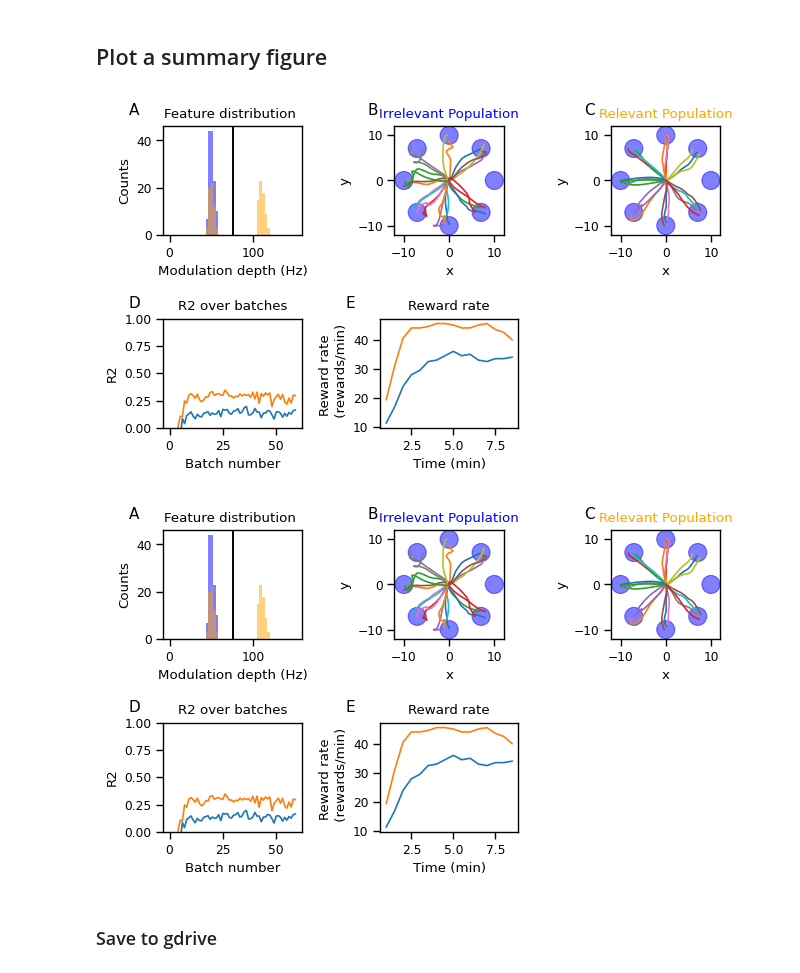
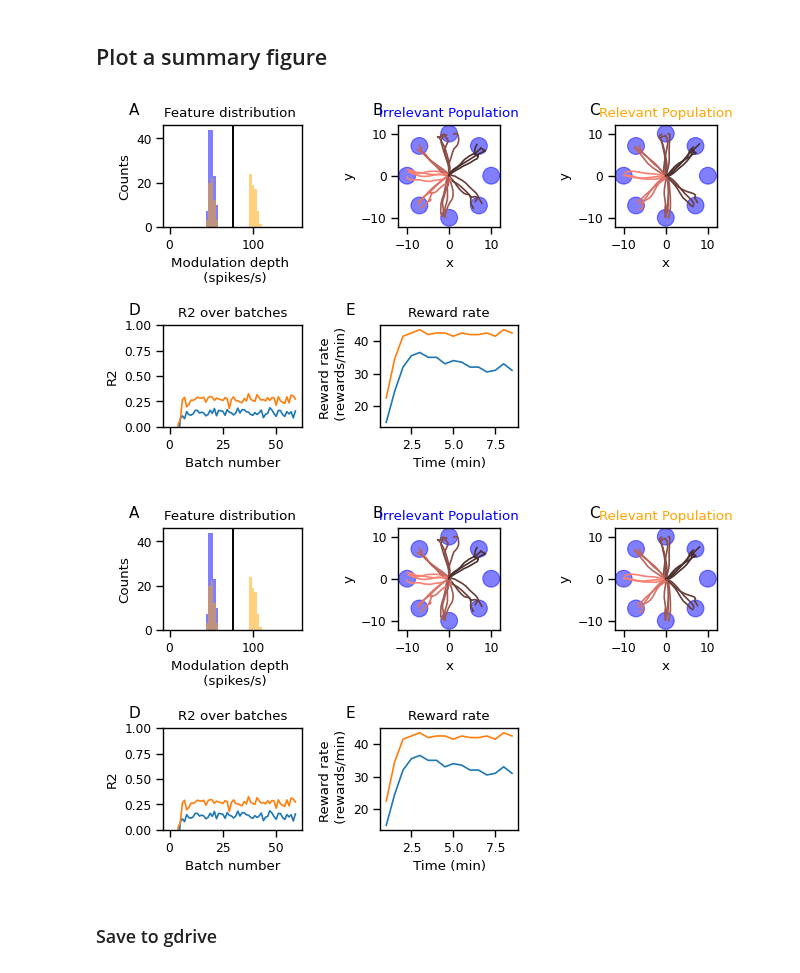
Before and after one commit to sijia66/adaptive_feature_selection, a Jupyter notebook: figure2_simulation_setup/231101_afs_figure2_full_feature_selection.ipynb, the cells around one changed output. Cells and saved outputs as stored; diff of their text form; code cells hidden in the pictures.

Commit message:
fixed the mod depth issues

```diff
--- a/figure2_simulation_setup/231101_afs_figure2_full_feature_selection.ipynb
+++ b/figure2_simulation_setup/231101_afs_figure2_full_feature_selection.ipynb
@@ -56,7 +56,7 @@ mean_second_peak = 100
 std_of_peaks = 3
 
 norm_var_2 = [mean_first_peak, mean_second_peak]
-mean_second_peaks = [50, 110]
+mean_second_peaks = [50, 100]
 
 # feature_selection_method
 FEATURE_SELECTOR_TYPE = "full"
@@ -239,3 +239,42 @@ range(17, 24)
+# %%
+def plot_cursor_trajectories(cursor_trajectories, exp_data, exp_metadata, color_to_closest_target = True,
+                             ax = None):
+
+    if ax is None:
+        fig, ax = plt.subplots(figsize=(10,10))
+
+    trials = exp_data['bmi3d_trials']
+    trial_targets = aopy.postproc.get_trial_targets(trials['trial'], trials['target'][:,[0,2]]) # (x, z, y) -> (x, y)
+    unique_targets = np.unique(np.concatenate(([t[1] for t in trial_targets], trial_targets[0])), axis=0)
+
+    target_radius =  exp_metadata['target_radius']
+    bounds = [-11, 11, -11, 11]
+    if color_to_closest_target:
+        # get the last point of the cursor trajectory
+        cursor_trajectories_last_point = [c[-1] for c in cursor_trajectories]
+        cursor_trajectories_last_point = np.array(cursor_trajectories_last_point)
+
+        # generate a label for each cursor trajectory closed to one of the targets
+        cursor_trajectories_matrix = np.repeat(cursor_trajectories_last_point[ :,np.newaxis,:],
+                                            len(unique_targets),
+                                            axis = 1)
+        unique_targets_matrix = np.repeat(unique_targets[np.newaxis, :, :], len(cursor_trajectories_last_point), axis = 0)
+
+        # calculate the distance between the last point of the cursor trajectory and the targets
+        distance = np.linalg.norm(cursor_trajectories_matrix - unique_targets_matrix, axis = 2)
+        closest_target_index = np.argmin(distance, axis = 1)
+
+        colors = sns.color_palette("dark:salmon_r", n_colors = len(unique_targets))
+
+
+        # sns.color_palette("dark:salmon_r", as_cmap=True)
+
+        aopy.visualization.color_trajectories(cursor_trajectories, closest_target_index, colors,
+                                            bounds = bounds, ax = ax)
+    else:
+        aopy.visualization.plot_trajectories(cursor_trajectories, None, None,
+                                            bounds = bounds, ax = ax)
+    aopy.visualization.plot_targets(unique_targets, target_radius, ax = ax)
 # %%
 NUM_EXP = len(exp_data_all)
 
@@ -277,7 +319,7 @@ axs = axes[0,0]
 for feature_weights, c in zip(feature_weights_all, colors):
     axs.hist(feature_weights, bins, color=c, label=f'{std} Hz', alpha=0.5)
     axs.axvline(x=75, color='k')
-    axs.set_xlabel('Modulation depth (Hz)')
+    axs.set_xlabel('Modulation depth \n (spikes/s)')
     axs.set_ylabel('Counts')
     axs.set_title(f'Feature distribution ')
 
@@ -288,35 +330,35 @@ axes_titles = ['Irrelevant Population', 'Relevant Population']
 axes_title_colors = ['b', 'orange']
 
 
 
 for i,(ax, t) in enumerate(zip(trajectory_axes, axes_titles)):
     plot_cursor_trajectories(cursor_trajectories_list[i][-LAST_NUMBER_OF_TRIALS:],
                              exp_data_all[i], exp_metadata_all[i],
                              ax = ax)
     ax.set_title(t, color = axes_title_colors[i])
 
 axs = axes[1,:]
 
 # Second subplot
 axs[0].plot(R_2_over_batches_all_exp.T)
 axs[0].set_title('R2 over batches')
 axs[0].set_xlabel('Batch number')
 axs[0].set_ylabel('R2')
 axs[0].set_ylim([0, 1])
 
 # Third subplot
 axs[1].plot(window_time_stamps /60, reward_rate_all_gap.T )
 axs[1].set_xlabel('Time (min)')
 axs[1].set_ylabel('Reward rate \n (rewards/min)')
 axs[1].set_title('Reward rate')
 
 axs[2].set_visible(False)
 
 fig.tight_layout()
 fig
 # %% [output]
-[figure, old version]
+[figure, new version]
-[figure, old version]
+[figure, new version]
 # %% [markdown]
 ### Save to gdrive
 # %%
```
Also changed, not shown: parts of 5 cells of this notebook.
